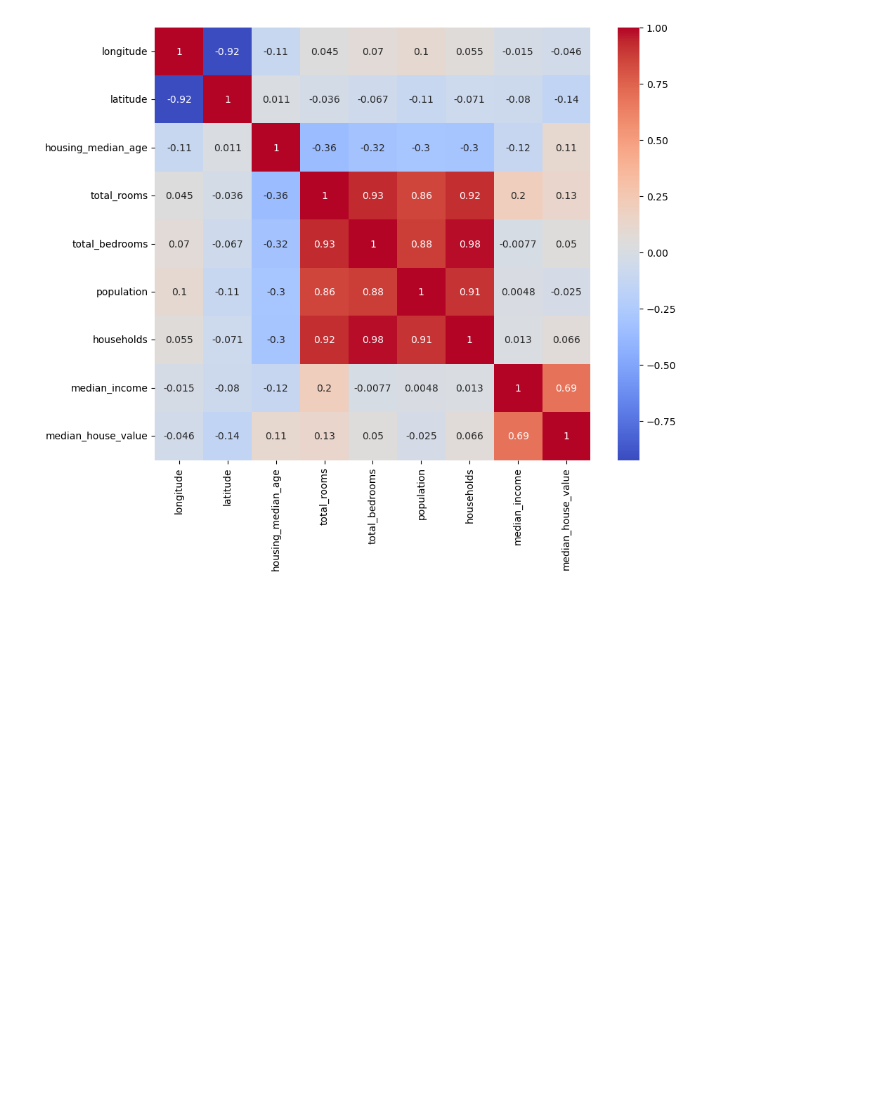
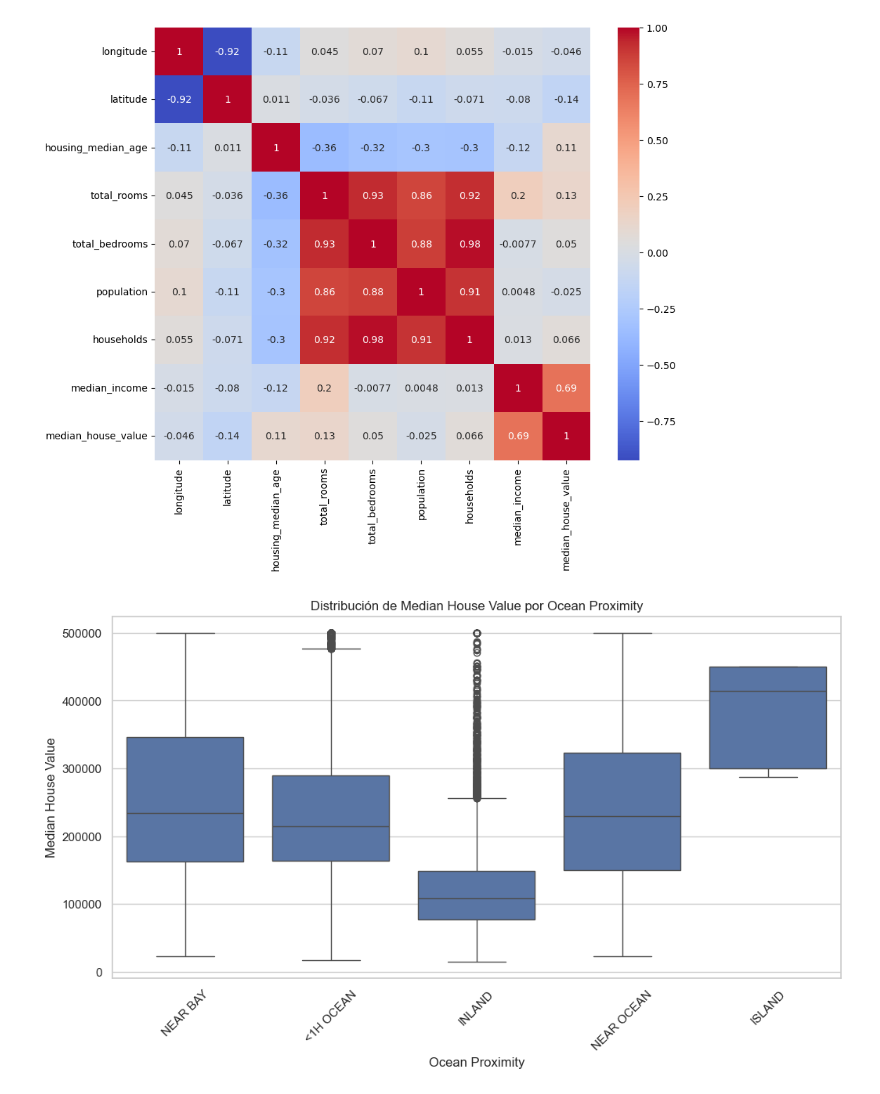
Before and after one commit to reneespinosa/ML-Entry-Level-Projects, a Jupyter notebook: 2/Precios Casas California.ipynb, the cells around one changed output. Drawn from its saved outputs; the diff is of its cells as text; code cells hidden in the pictures; blank space fills up the shorter version.

```diff
--- a/2/Precios Casas California.ipynb
+++ b/2/Precios Casas California.ipynb
@@ -111,3 +142,18 @@ sns.heatmap(corr_matrix, annot=True, cmap="coolwarm")
 plt.show()
 # %% [output]
 [figure]
+# %%
+import matplotlib.pyplot as plt
+import seaborn as sns
+
+sns.set(style="whitegrid")
+
+plt.figure(figsize=(12, 6))
+sns.boxplot(x='ocean_proximity', y='median_house_value', data=houses)
+plt.title('Distribución de Median House Value por Ocean Proximity')
+plt.xlabel('Ocean Proximity')
+plt.ylabel('Median House Value')
+plt.xticks(rotation=45)
+plt.show()
+# %% [output]
+[figure, added]
```
Also changed, not shown: parts of 80 cells of this notebook.
